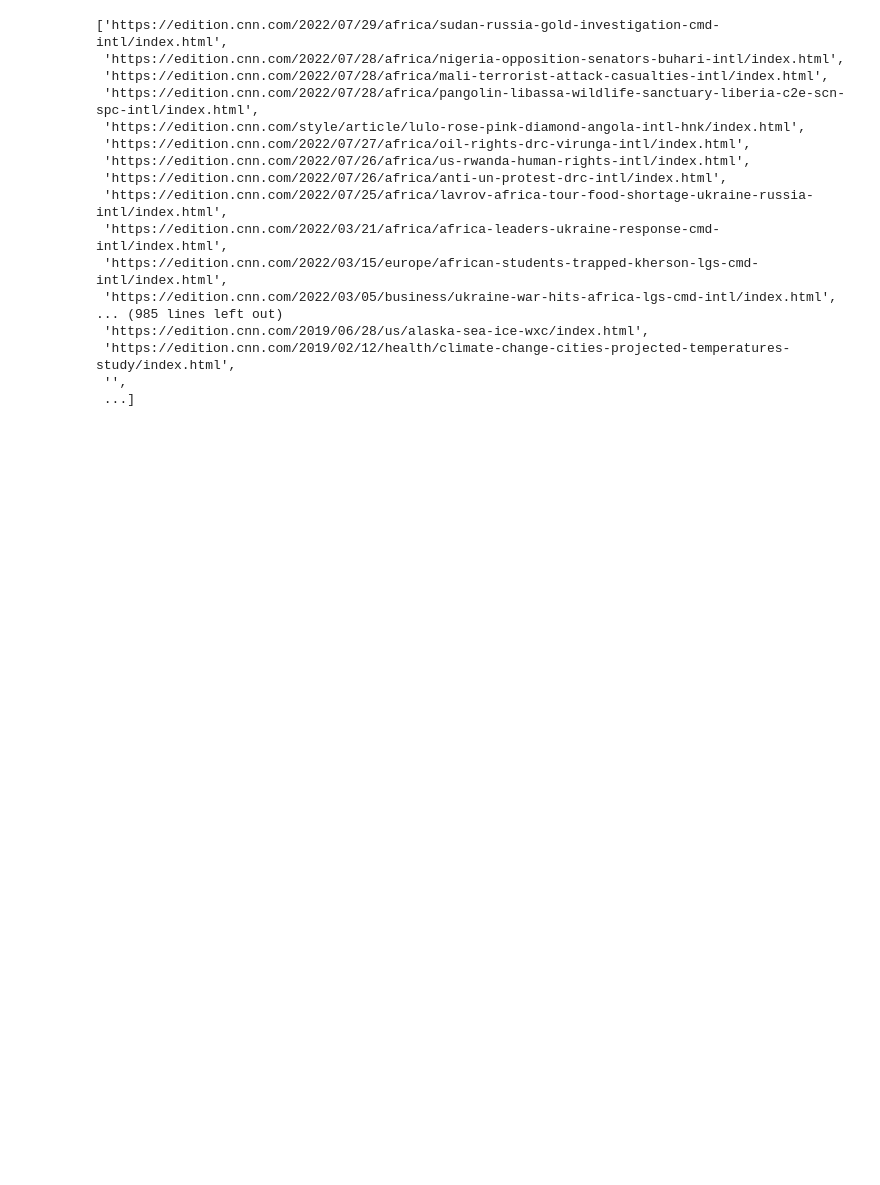
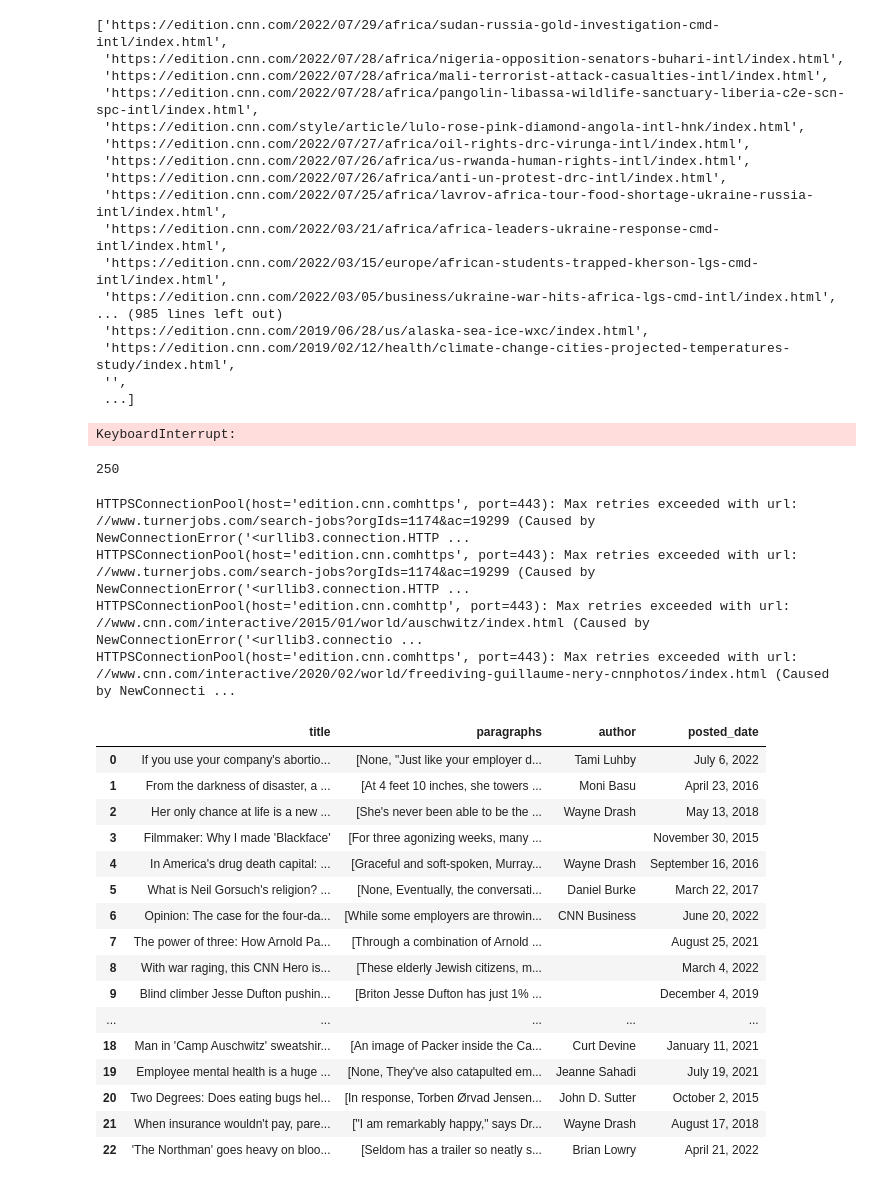
Before and after one commit to vgtgayan/news-article-scraping-and-analysis-with-postgresql-on-AWS-EC2, a Jupyter notebook: scrape_news.ipynb, the cells around one changed output. Saved outputs shown, nothing was run; the diff lists cells and outputs as text; code cells hidden in the pictures; blank space fills up the shorter version.

```diff
--- a/scrape_news.ipynb
+++ b/scrape_news.ipynb
@@ -221,0 +265,64 @@ https://edition.cnn.comhttps://www.turnerjobs.com/search-jobs?orgIds=1174&ac=192
+# %%
+article_urls = get_article_urls()
+# %% [output]
+KeyboardInterrupt:
+# %%
+len(article_urls)
+# %% [output]
+250
+# %%
+from web_scraper import WebScraper
+
+
+def scrape_news_articles(url="https://edition.cnn.com", max_articles=250):
+    """
+    Scrape data from articles from CNN website and store in a data frame
+    :param url: Base url of the news provider
+    :param max_articles: maximum no: of articles to scrape
+    :return: pandas dataframe with scraped data
+    """
+    # Retrive article urls from news provider
+    article_urls_ = get_article_urls(url="https://edition.cnn.com", max_links=25)
+    # List to store scraped data
+    article_data_list = []
+    for article_url in article_urls_:
+        try:
+            article_scraper = WebScraper(url=article_url)
+        except requests.exceptions.RequestException as e:
+            print(e)
+            continue
+        article_data = {
+            "title": article_scraper.get_title(),
+            "paragraphs": article_scraper.get_paragraphs(),
+            "author": article_scraper.get_author(),
+            "posted_date": article_scraper.get_posted_date()
+        }
+        # print(article_data)
+        article_data_list.append(article_data)
+    # Return dataframe with scraped data
+    return pd.DataFrame(article_data_list)
+# %%
+df = scrape_news_articles()
+df
+# %% [output]
+HTTPSConnectionPool(host='edition.cnn.comhttps', port=443): Max retries exceeded with url: //www.turnerjobs.com/search-jobs?orgIds=1174&ac=19299 (Caused by NewConnectionError('<urllib3.connection.HTTP ...
+HTTPSConnectionPool(host='edition.cnn.comhttps', port=443): Max retries exceeded with url: //www.turnerjobs.com/search-jobs?orgIds=1174&ac=19299 (Caused by NewConnectionError('<urllib3.connection.HTTP ...
+HTTPSConnectionPool(host='edition.cnn.comhttp', port=443): Max retries exceeded with url: //www.cnn.com/interactive/2015/01/world/auschwitz/index.html (Caused by NewConnectionError('<urllib3.connectio ...
+HTTPSConnectionPool(host='edition.cnn.comhttps', port=443): Max retries exceeded with url: //www.cnn.com/interactive/2020/02/world/freediving-guillaume-nery-cnnphotos/index.html (Caused by NewConnecti ...
+|  | title | paragraphs | author | posted_date |
+| 0 | If you use your company's abortio... | [None, "Just like your employer d... | Tami Luhby | July 6, 2022 |
+| 1 | From the darkness of disaster, a ... | [At 4 feet 10 inches, she towers ... | Moni Basu | April 23, 2016 |
+| 2 | Her only chance at life is a new ... | [She's never been able to be the ... | Wayne Drash | May 13, 2018 |
+| 3 | Filmmaker: Why I made 'Blackface' | [For three agonizing weeks, many ... |  | November 30, 2015 |
+| 4 | In America's drug death capital: ... | [Graceful and soft-spoken, Murray... | Wayne Drash | September 16, 2016 |
+| 5 | What is Neil Gorsuch's religion? ... | [None, Eventually, the conversati... | Daniel Burke | March 22, 2017 |
+| 6 | Opinion: The case for the four-da... | [While some employers are throwin... | CNN Business | June 20, 2022 |
+| 7 | The power of three: How Arnold Pa... | [Through a combination of Arnold ... |  | August 25, 2021 |
+| 8 | With war raging, this CNN Hero is... | [These elderly Jewish citizens, m... |  | March 4, 2022 |
+| 9 | Blind climber Jesse Dufton pushin... | [Briton Jesse Dufton has just 1% ... |  | December 4, 2019 |
+| ... | ... | ... | ... | ... |
+| 18 | Man in 'Camp Auschwitz' sweatshir... | [An image of Packer inside the Ca... | Curt Devine | January 11, 2021 |
+| 19 | Employee mental health is a huge ... | [None, They've also catapulted em... | Jeanne Sahadi | July 19, 2021 |
+| 20 | Two Degrees: Does eating bugs hel... | [In response, Torben Ørvad Jensen... | John D. Sutter | October 2, 2015 |
+| 21 | When insurance wouldn't pay, pare... | ["I am remarkably happy," says Dr... | Wayne Drash | August 17, 2018 |
+| 22 | 'The Northman' goes heavy on bloo... | [Seldom has a trailer so neatly s... | Brian Lowry | April 21, 2022 |
```
Also changed, not shown: parts of 20 cells of this notebook, 1 other file.
